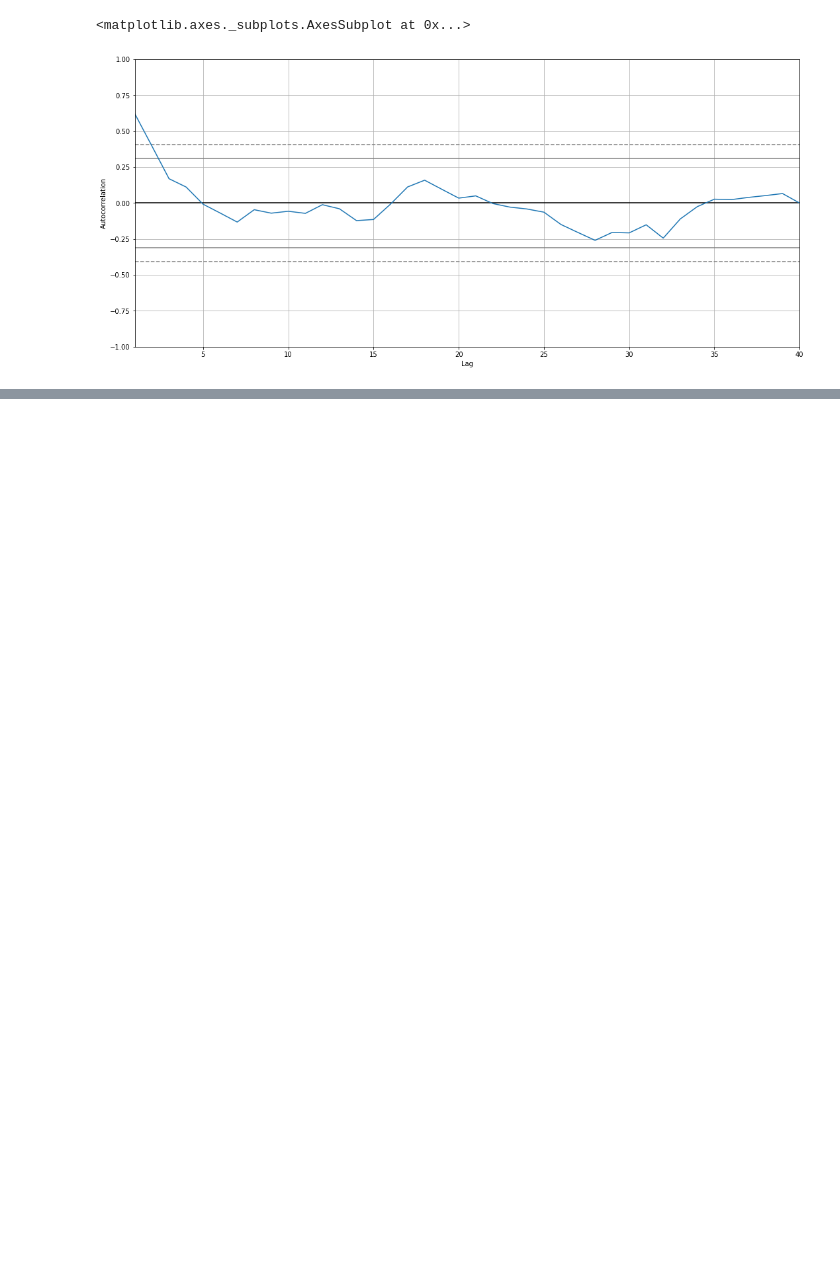
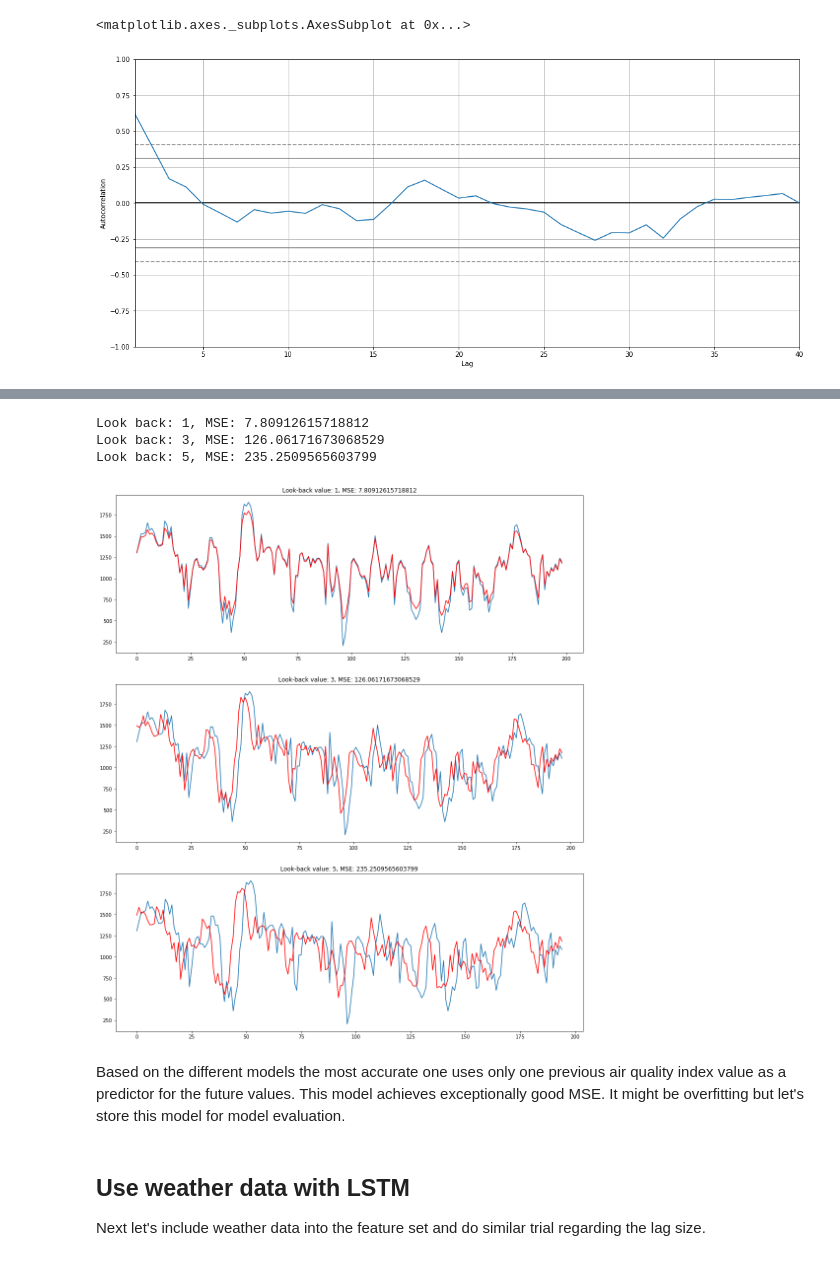
Before and after one commit to rautis/Advanced_Data_Science_Capstone, a Jupyter notebook: AirQualityIndex_model.ipynb, the cells around one changed output, grey strips where cells are left out. Cells and saved outputs as stored; diff of their text form; code cells hidden in the pictures; blank space fills up the shorter version.

```diff
--- a/AirQualityIndex_model.ipynb
+++ b/AirQualityIndex_model.ipynb
@@ -242,0 +149,53 @@ Test MSE: 74.938
+# %%
+# we only have a single feature
+features = 1
+test_len = 200
+
+# prepare data & normalize with robust scaler
+series = df["Mannerheimintie"].values.reshape((len(df["Mannerheimintie"]), features))
+scaler = RobustScaler()
+series = scaler.fit_transform(series)
+
+# split into train and test sets
+train_size = int(len(series) - test_len)
+test_size = len(series) - train_size
+train, test = series[0:train_size,:], series[train_size:len(series),:]
+steps_per_epoch = ceil(train_size/64)
+
+results = []
+for i in [1, 3, 5]:
+    train_generator = TimeseriesGenerator(train, train, length=i, batch_size=64)
+    test_generator = TimeseriesGenerator(test, test, length=i, batch_size=64)
+
+    model = Sequential()
+    model.add(LSTM(100, activation='relu', input_shape=(i, features), return_sequences=True))
+    model.add(LSTM(50, activation='relu', dropout=0.3, input_shape=(i, features)))
+    model.add(Dense(1))
+    model.compile(optimizer='adam', loss='mse', metrics=['accuracy'])
+    # fit model
+    model.fit_generator(train_generator, steps_per_epoch=steps_per_epoch, epochs=100, verbose=0)
+    # test with test data
+    yhat = model.predict_generator(test_generator)
+    # calculate MSE
+    test_data = scaler.inverse_transform(test[:len(yhat)])
+    predictions = scaler.inverse_transform(yhat)
+    error = mean_squared_error(test_data, predictions)
+    print("Look back: {}, MSE: {}".format(i, error))
+    results.append((i, test_data, predictions, error, model))
+# %% [output]
+Look back: 1, MSE: 7.80912615718812
+Look back: 3, MSE: 126.06171673068529
+Look back: 5, MSE: 235.2509565603799
+# %%
+plt.figure(figsize=(17,20))
+k = 1
+for (i, test_data, yhat, error, model) in results:
+    plt.subplot(3, 1, k)
+    plt.plot(scaler.inverse_transform(test_data))
+    plt.plot(scaler.inverse_transform(yhat), color='red')
+    plt.title("Look-back value: {}, MSE: {}".format(i, error))
+    k = k + 1
+# %% [output]
+[figure, added]
+# %% [markdown]
+Based on the different models the most accurate one uses only one previous air quality index value as a predictor for the future values. This model achieves exceptionally good MSE. It might be overfitting but let's store this model for model evaluation.
@@ -242,0 +205,4 @@ Test MSE: 74.938
+# %% [markdown]
+## Use weather data with LSTM
+
+Next let's include weather data into the feature set and do similar trial regarding the lag size.
```
Also changed, not shown: parts of 29 cells of this notebook, 5 other files.
